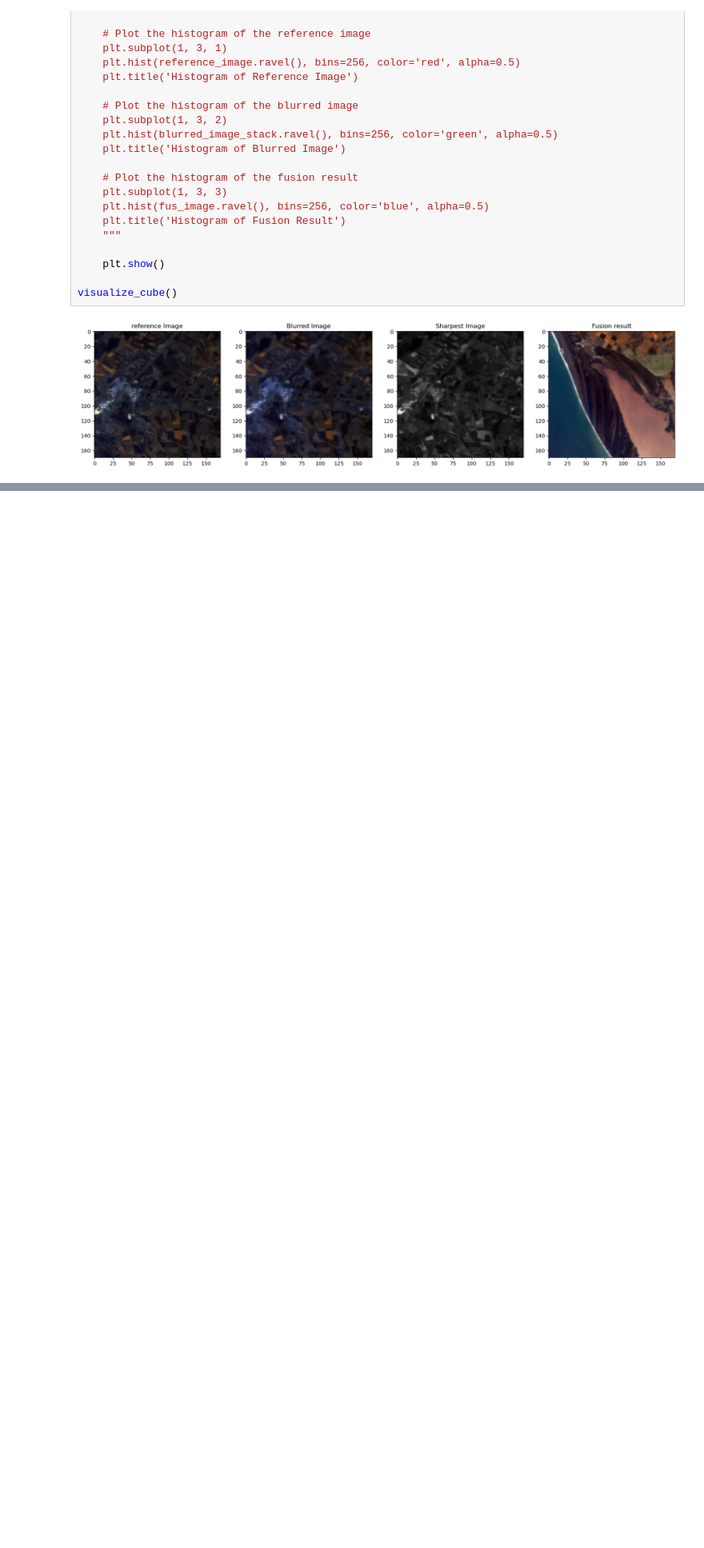
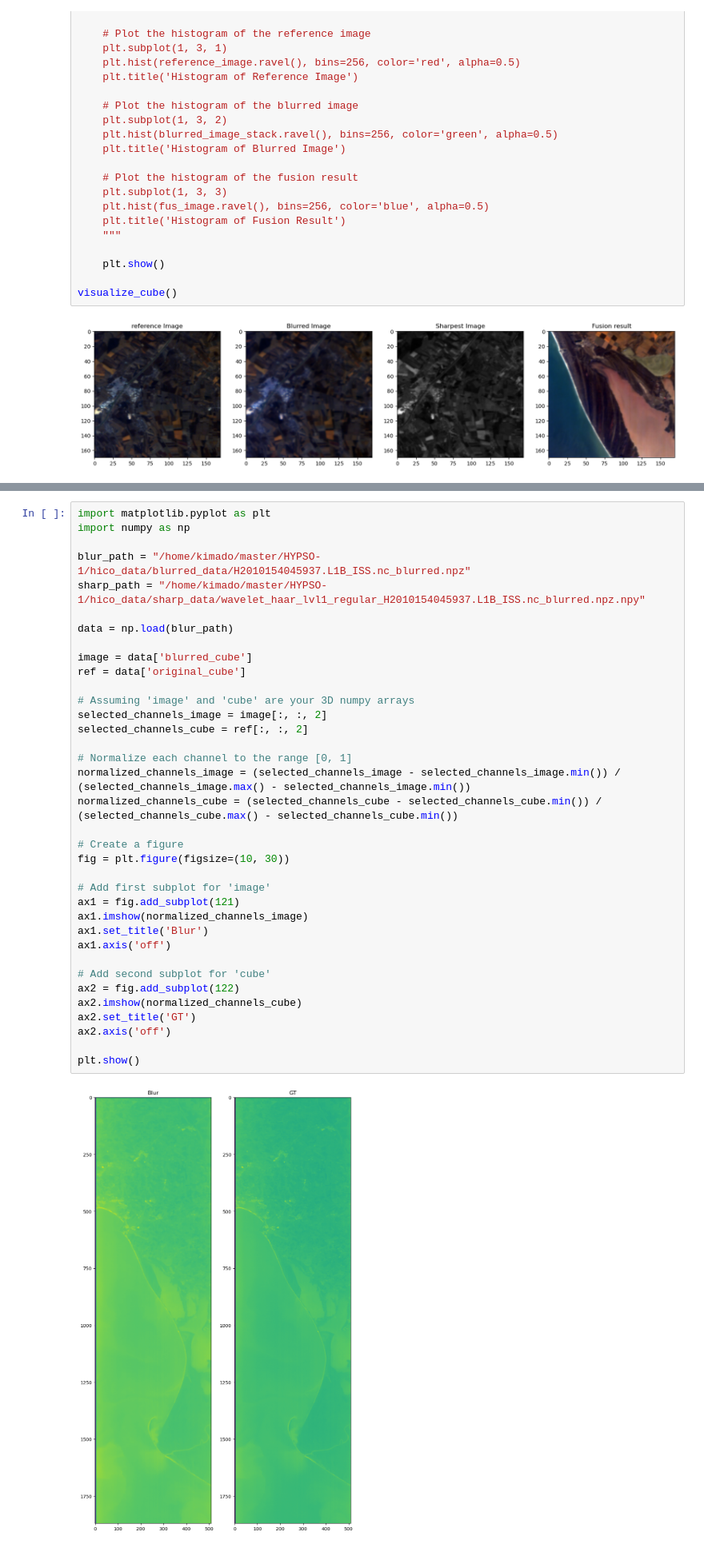
Before and after one commit to kim-ado/HYPSO-1, a Jupyter notebook: datatest.ipynb, the cells around one changed output, grey strips where cells are left out. Shown at 80% size. Drawn from its saved outputs; the diff is of its cells as text; blank space fills up the shorter version.

Commit message:
newest update with figures

```diff
--- a/datatest.ipynb
+++ b/datatest.ipynb
@@ -584,0 +524,38 @@ print(cv2.__version__)
+# %%
+import matplotlib.pyplot as plt
+import numpy as np
+
+blur_path = "/home/kimado/master/HYPSO-1/hico_data/blurred_data/H2010154045937.L1B_ISS.nc_blurred.npz"
+sharp_path = "/home/kimado/master/HYPSO-1/hico_data/sharp_data/wavelet_haar_lvl1_regular_H2010154045937.L1B_ISS.nc_blurred.npz.npy"
+
+data = np.load(blur_path)
+
+image = data['blurred_cube']
+ref = data['original_cube']
+
+# Assuming 'image' and 'cube' are your 3D numpy arrays
+selected_channels_image = image[:, :, 2]
+selected_channels_cube = ref[:, :, 2]
+
+# Normalize each channel to the range [0, 1]
+normalized_channels_image = (selected_channels_image - selected_channels_image.min()) / (selected_channels_image.max() - selected_channels_image.min())
+normalized_channels_cube = (selected_channels_cube - selected_channels_cube.min()) / (selected_channels_cube.max() - selected_channels_cube.min())
+
+# Create a figure
+fig = plt.figure(figsize=(10, 30))
+
+# Add first subplot for 'image'
+ax1 = fig.add_subplot(121)
+ax1.imshow(normalized_channels_image)
+ax1.set_title('Blur')
+ax1.axis('off')
+
+# Add second subplot for 'cube'
+ax2 = fig.add_subplot(122)
+ax2.imshow(normalized_channels_cube)
+ax2.set_title('GT')
+ax2.axis('off')
+
+plt.show()
+# %% [output]
+[figure, added]
```
Also changed, not shown: parts of 3 cells of this notebook, 4 other files.
